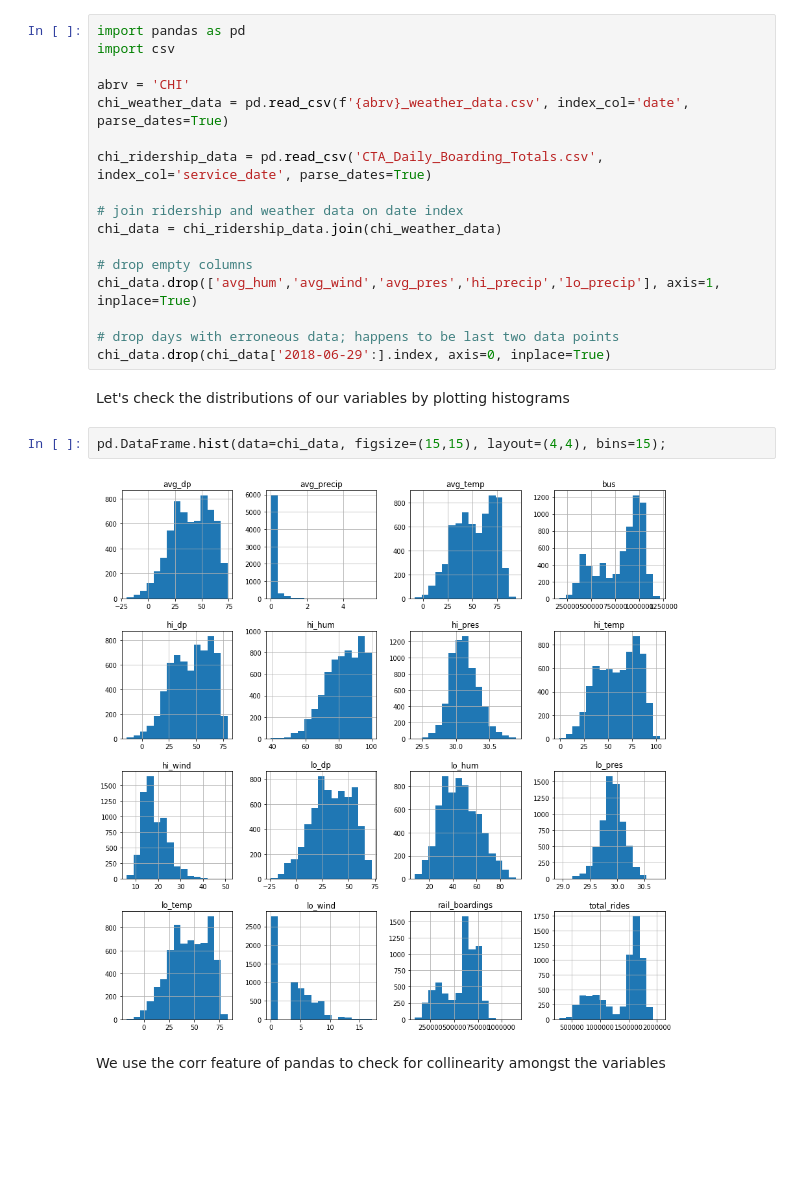
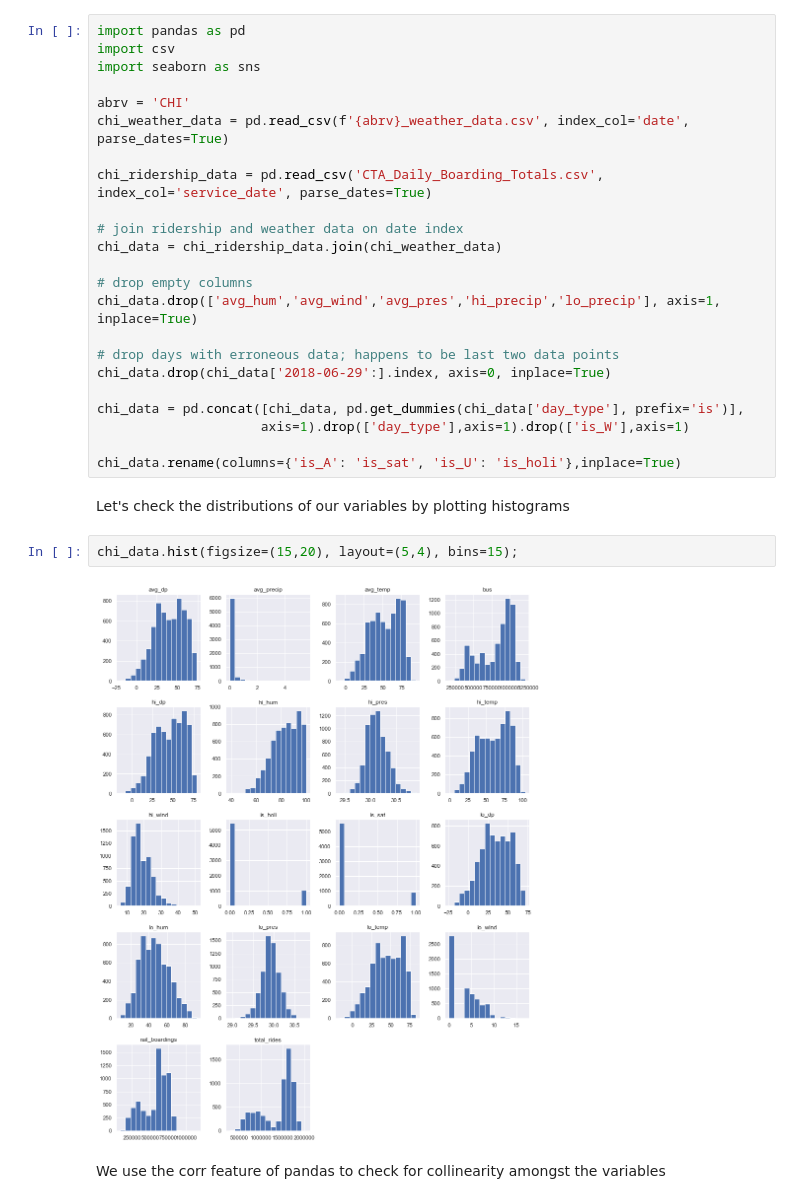
Before and after one commit to graxel/rainy_day, a Jupyter notebook: EDA.ipynb, the cells around one changed output. Saved outputs shown, nothing was run; the diff lists cells and outputs as text; blank space fills up the shorter version.

```diff
--- a/EDA.ipynb
+++ b/EDA.ipynb
@@ -3,6 +3,7 @@ Pull data from both data sources and merge into one dataframe
 # %%
 import pandas as pd
 import csv
+import seaborn as sns
 
 abrv = 'CHI'
 chi_weather_data = pd.read_csv(f'{abrv}_weather_data.csv', index_col='date', parse_dates=True)
@@ -17,12 +18,17 @@ chi_data.drop(['avg_hum','avg_wind','avg_pres','hi_precip','lo_precip'], axis=1,
 
 # drop days with erroneous data; happens to be last two data points
 chi_data.drop(chi_data['2018-06-29':].index, axis=0, inplace=True)
+
+chi_data = pd.concat([chi_data, pd.get_dummies(chi_data['day_type'], prefix='is')],
+                     axis=1).drop(['day_type'],axis=1).drop(['is_W'],axis=1)
+
+chi_data.rename(columns={'is_A': 'is_sat', 'is_U': 'is_holi'},inplace=True)
 # %% [markdown]
 Let's check the distributions of our variables by plotting histograms
 # %%
-pd.DataFrame.hist(data=chi_data, figsize=(15,15), layout=(4,4), bins=15);
+chi_data.hist(figsize=(15,20), layout=(5,4), bins=15);
 # %% [output]
-[figure, old version]
+[figure, new version]
 # %% [markdown]
 We use the corr feature of pandas to check for collinearity amongst the variables
 # %%
```
Also changed, not shown: parts of 13 cells of this notebook, 3 other files.
